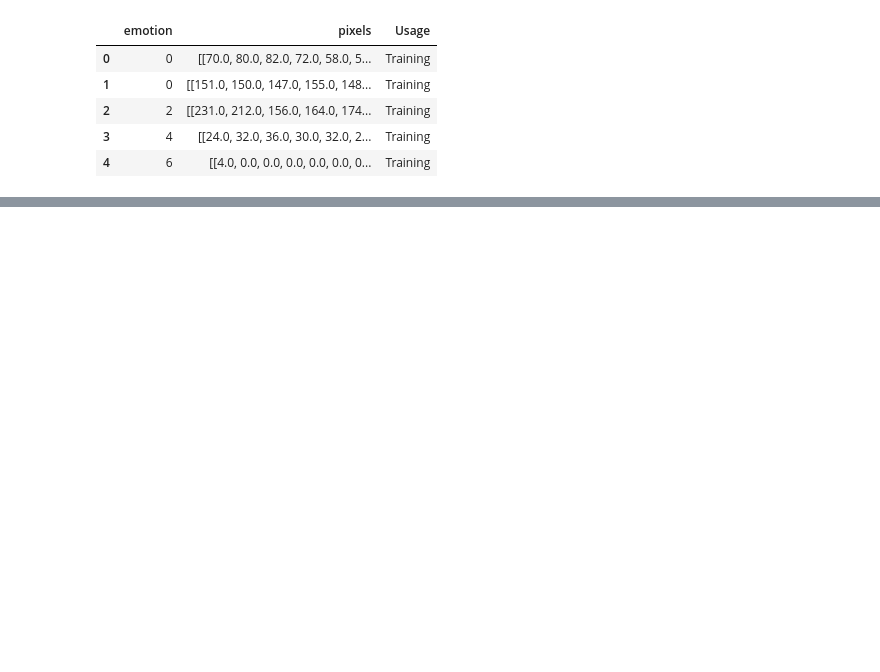
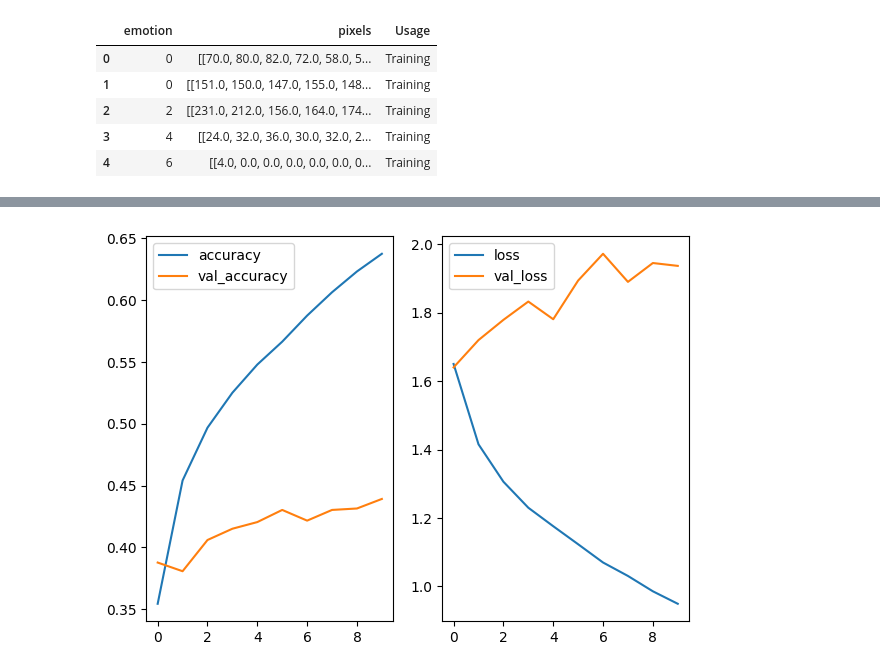
Before and after one commit to SabastianGu/ML_prediction_analysis_practice, a Jupyter notebook: tf_CCN_study.ipynb, the cells around one changed output, grey strips where cells are left out. Cells and saved outputs as stored; diff of their text form; code cells hidden in the pictures; blank space fills up the shorter version.

```diff
--- a/tf_CCN_study.ipynb
+++ b/tf_CCN_study.ipynb
@@ -163,0 +246,17 @@ Non normalized confusion matrix
+# %%
+vgg16 = tf.keras.applications.VGG16(include_top = False, input_shape = (48, 48, 3), weights = 'imagenet')
+
+def get_vgg16(vgg16, array_input, n_feature_maps):
+    vg_input = array_input
+
+    picture_train_features = vgg16.predict(vg_input)
+    del (vg_input)
+
+    feature_map = np.empty([n_feature_maps, 512])
+    for idx_pic, picture in enumerate(picture_train_features):
+        feature_map[idx_pic] = picture
+    return feature_map
+
+
+X_train_vgg = get_vgg16(vgg16, X_train_rgb, train_len)
+X_valid_vgg = get_vgg16(vgg16, X_valid_rgb, valid_len)
@@ -163,0 +266,13 @@ Non normalized confusion matrix
+# %%
+TopLayer = tf.keras.Sequential()
+TopLayer.add(Dense(256, input_shape = (512,), activation = 'relu'))
+TopLayer.add(Dense(256, input_shape = (512,), activation = 'relu'))
+TopLayer.add(Dropout(0.4))
+TopLayer.add(Dense(512, input_shape = (1024,), activation = 'relu'))
+TopLayer.add(Dense(7, activation = 'softmax'))
+
+TopLayer.compile(optimizer = 'adam', loss = 'categorical_crossentropy', metrics = ['accuracy'])
+
+T1 = TopLayer.fit(X_train_vgg, y_train_rgb, validation_data = (X_valid_vgg, y_valid_rgb), callbacks = [early_stop], epochs = 50)
+plot_acc_loss(T1)
+# %% [output]
@@ -164,3 +299,4 @@ Non normalized confusion matrix
+[figure, added]
 # %%
 class_counts = data['emotion'].value_counts()
 
```
Also changed, not shown: parts of 17 cells of this notebook.
